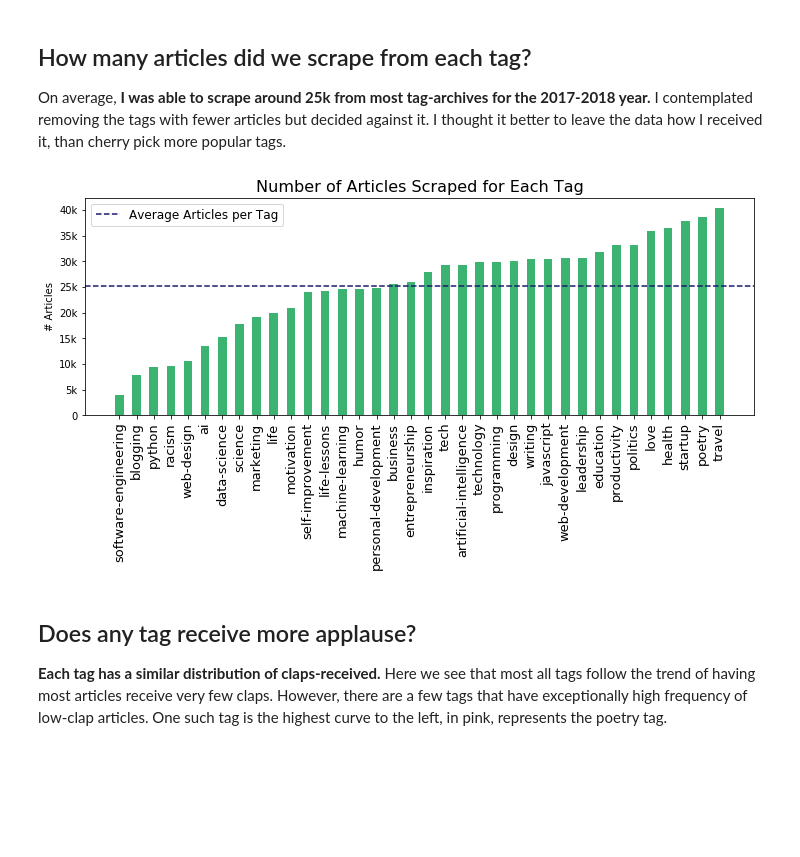
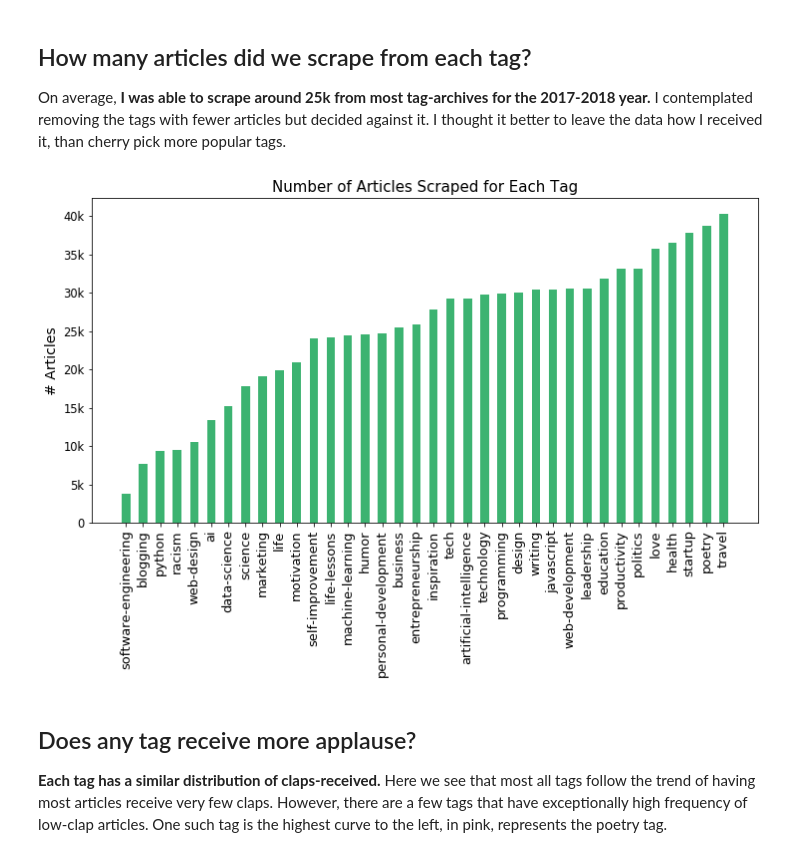
Before and after one commit to harrisonjansma/Analyzing_Medium, a Jupyter notebook: Medium_EDA.ipynb, the cells around one changed output. Cells and saved outputs as stored; diff of their text form; code cells hidden in the pictures; blank space fills up the shorter version.

```diff
--- a/Medium_EDA.ipynb
+++ b/Medium_EDA.ipynb
@@ -384,27 +384,28 @@ def sort_helper(names,numbers):
 # %%
 tag_counts=[]
 tag_names=[]
 for x in medium.columns[12:].values:
     tag_names.append(x[4:])
     tag_counts.append(medium[x].sum())
 
 tag_names, tag_counts = sort_helper(tag_names, tag_counts)
 tag_names = np.flip(tag_names,axis=0)
 tag_counts = np.flip(tag_counts,axis=0)
 
 
-plt.figure(figsize=(12,4))
+plt.figure(figsize=(12,6))
 plt.bar(tag_names ,tag_counts,width=0.5, color="mediumseagreen")
-plt.title("Number of Articles Scraped for Each Tag", fontsize=16)
-plt.ylabel("# Articles")
+plt.title("Number of Articles Scraped for Each Tag", fontsize=15)
+plt.ylabel("# Articles", fontsize=14)
+plt.yticks(fontsize=11.5)
 plt.xticks(rotation=90, fontsize=13)
 plt.yticks([0,5000,10000,15000,20000,25000,30000,35000,40000], ["0", "5k", "10k", "15k", "20k", "25k", "30k", "35k", "40k"])
-plt.axhline(y=tag_counts.mean(), color="midnightblue", linestyle="dashed", label="Average Articles per Tag")
-plt.legend(prop={'size': 12})
+#plt.axhline(y=tag_counts.mean(), color="midnightblue", linestyle="dashed", label="Average Articles per Tag")
+#plt.legend(prop={'size': 12})
 
 plt.show()
 # %% [output]
-[figure, old version]
+[figure, new version]
 # %% [markdown]
 ## Does any tag receive more applause?
 
```
Also changed, not shown: parts of 22 cells of this notebook.
